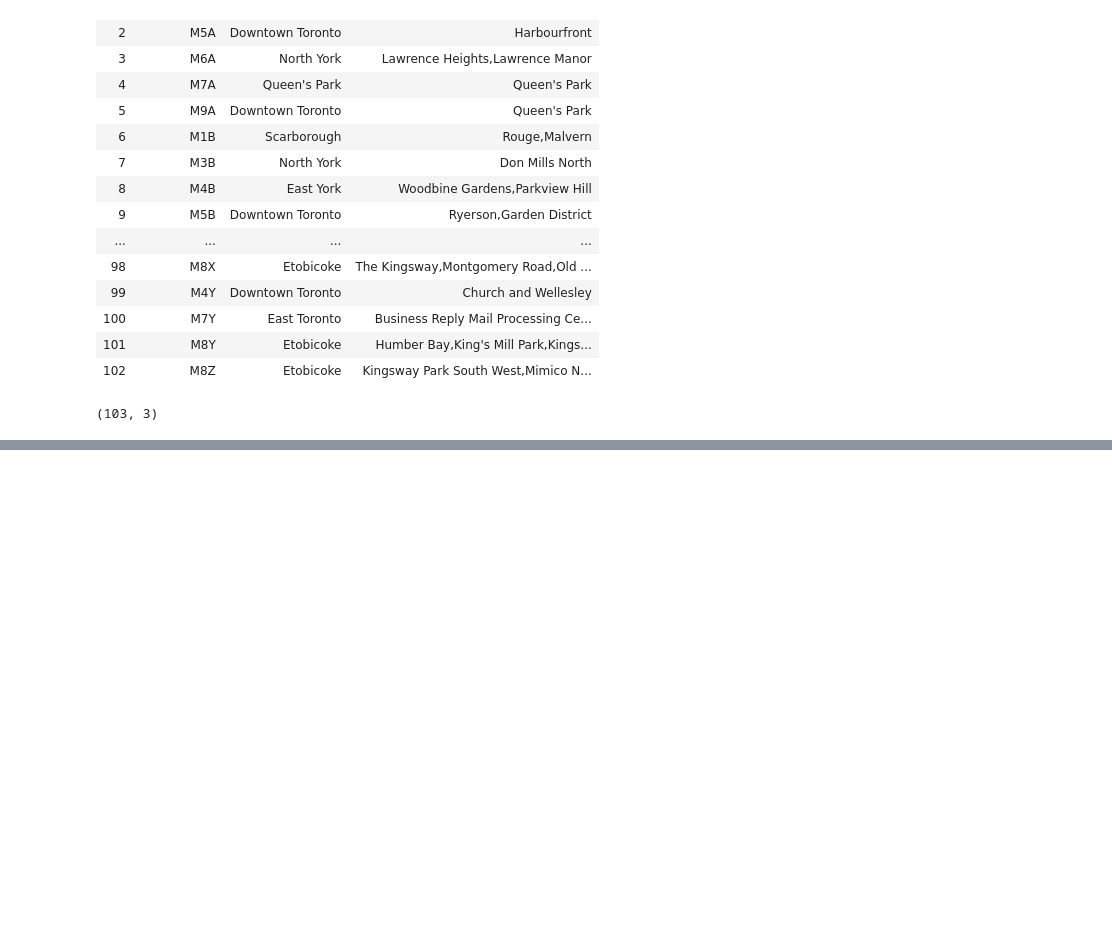
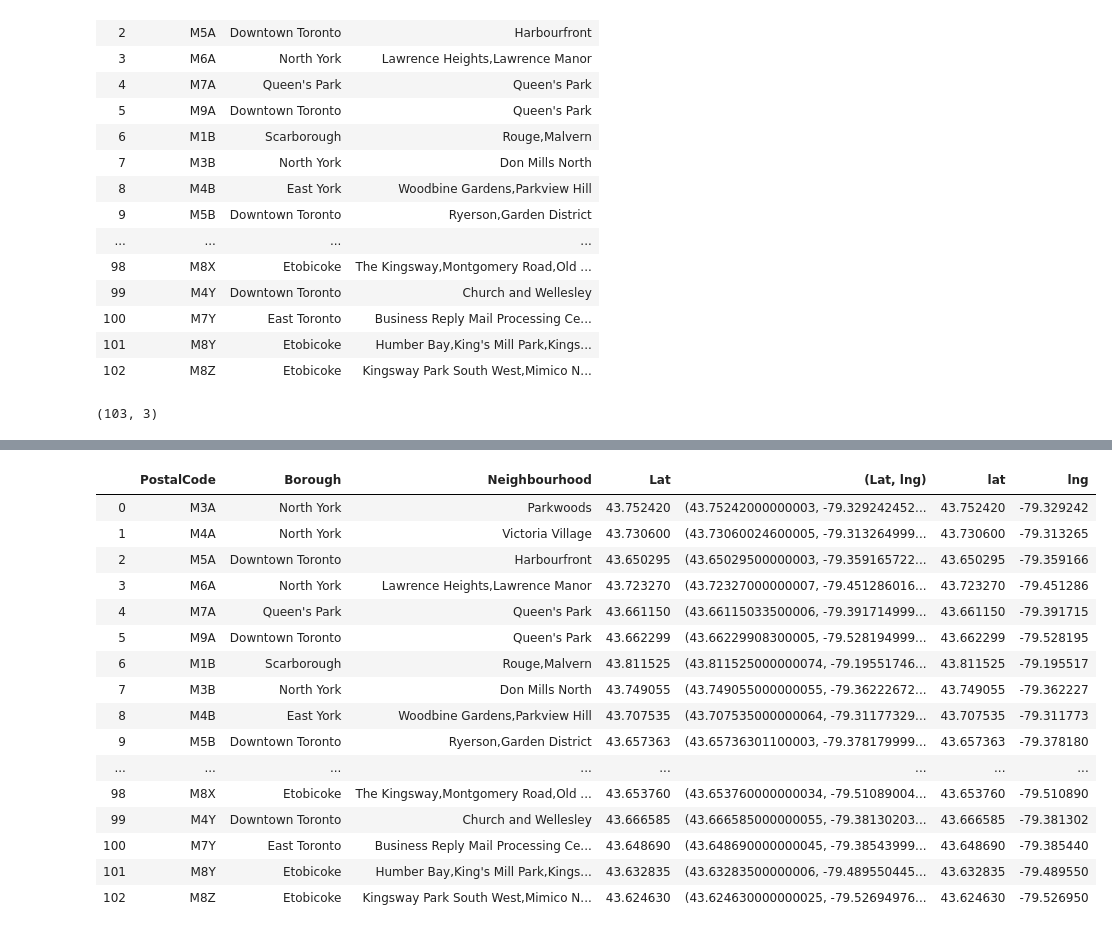
Before and after one commit to cstsrt/Coursera_Capstone, a Jupyter notebook: Toronto neighborhood.ipynb, the cells around one changed output, grey strips where cells are left out. Drawn from its saved outputs; the diff is of its cells as text; code cells hidden in the pictures; blank space fills up the shorter version.

```diff
--- a/Toronto neighborhood.ipynb
+++ b/Toronto neighborhood.ipynb
@@ -152,0 +179,7 @@ toronto_1.shape
+# %%
+# The google provider doesn't work, this one seems to do (and it doesn't need the silly while loop)
+def getLatLng(postal_code):
+    g = geocoder.arcgis('{}, Toronto, Ontario'.format(postal_code)).json
+    lat = g["lat"]
+    lng = g["lng"]
+    return lat, lng
@@ -152,0 +191,3 @@ toronto_1.shape
+# %%
+# Apply the function to the entire dataframe
+toronto_1["Lat", "lng"] = toronto_1.apply(lambda x: getLatLng(x.PostalCode), axis=1 )
@@ -152,0 +214,22 @@ toronto_1.shape
+# %%
+# Create 2 columns for lat and lng instead of one column containing tuples
+toronto_1[["lat", "lng"]] = pd.DataFrame( toronto_1[("Lat", "lng")].tolist() )
+toronto_1
+# %% [output]
+|  | PostalCode | Borough | Neighbourhood | Lat | (Lat, lng) | lat | lng |
+| 0 | M3A | North York | Parkwoods | 43.752420 | (43.75242000000003, -79.329242452... | 43.752420 | -79.329242 |
+| 1 | M4A | North York | Victoria Village | 43.730600 | (43.73060024600005, -79.313264999... | 43.730600 | -79.313265 |
+| 2 | M5A | Downtown Toronto | Harbourfront | 43.650295 | (43.65029500000003, -79.359165722... | 43.650295 | -79.359166 |
+| 3 | M6A | North York | Lawrence Heights,Lawrence Manor | 43.723270 | (43.72327000000007, -79.451286016... | 43.723270 | -79.451286 |
+| 4 | M7A | Queen's Park | Queen's Park | 43.661150 | (43.66115033500006, -79.391714999... | 43.661150 | -79.391715 |
+| 5 | M9A | Downtown Toronto | Queen's Park | 43.662299 | (43.66229908300005, -79.528194999... | 43.662299 | -79.528195 |
+| 6 | M1B | Scarborough | Rouge,Malvern | 43.811525 | (43.811525000000074, -79.19551746... | 43.811525 | -79.195517 |
+| 7 | M3B | North York | Don Mills North | 43.749055 | (43.749055000000055, -79.36222672... | 43.749055 | -79.362227 |
+| 8 | M4B | East York | Woodbine Gardens,Parkview Hill | 43.707535 | (43.707535000000064, -79.31177329... | 43.707535 | -79.311773 |
+| 9 | M5B | Downtown Toronto | Ryerson,Garden District | 43.657363 | (43.65736301100003, -79.378179999... | 43.657363 | -79.378180 |
+| ... | ... | ... | ... | ... | ... | ... | ... |
+| 98 | M8X | Etobicoke | The Kingsway,Montgomery Road,Old ... | 43.653760 | (43.653760000000034, -79.51089004... | 43.653760 | -79.510890 |
+| 99 | M4Y | Downtown Toronto | Church and Wellesley | 43.666585 | (43.666585000000055, -79.38130203... | 43.666585 | -79.381302 |
+| 100 | M7Y | East Toronto | Business Reply Mail Processing Ce... | 43.648690 | (43.648690000000045, -79.38543999... | 43.648690 | -79.385440 |
+| 101 | M8Y | Etobicoke | Humber Bay,King's Mill Park,Kings... | 43.632835 | (43.63283500000006, -79.489550445... | 43.632835 | -79.489550 |
+| 102 | M8Z | Etobicoke | Kingsway Park South West,Mimico N... | 43.624630 | (43.624630000000025, -79.52694976... | 43.624630 | -79.526950 |
```
Also changed, not shown: parts of 7 cells of this notebook.
